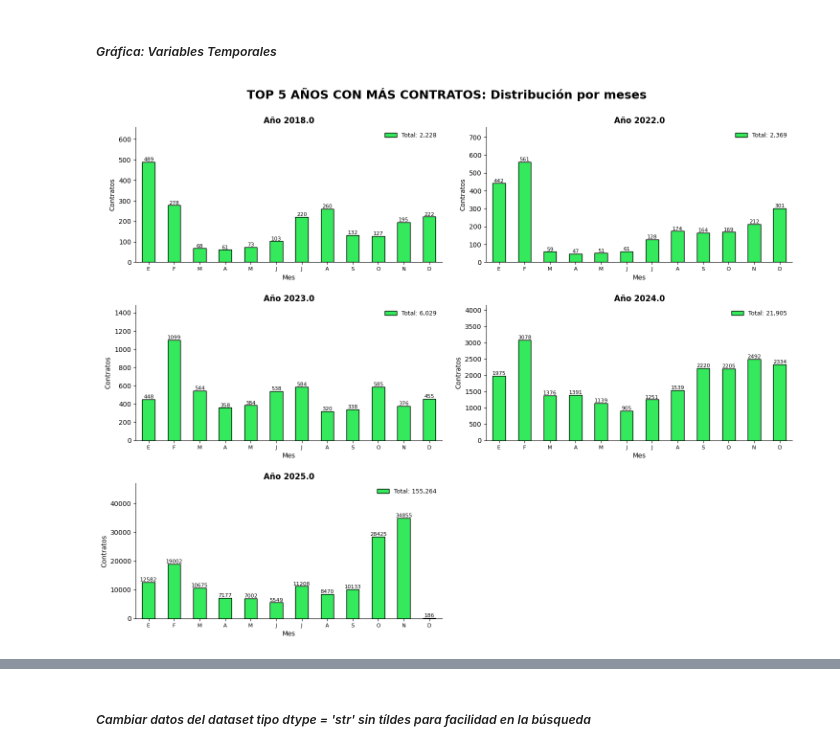
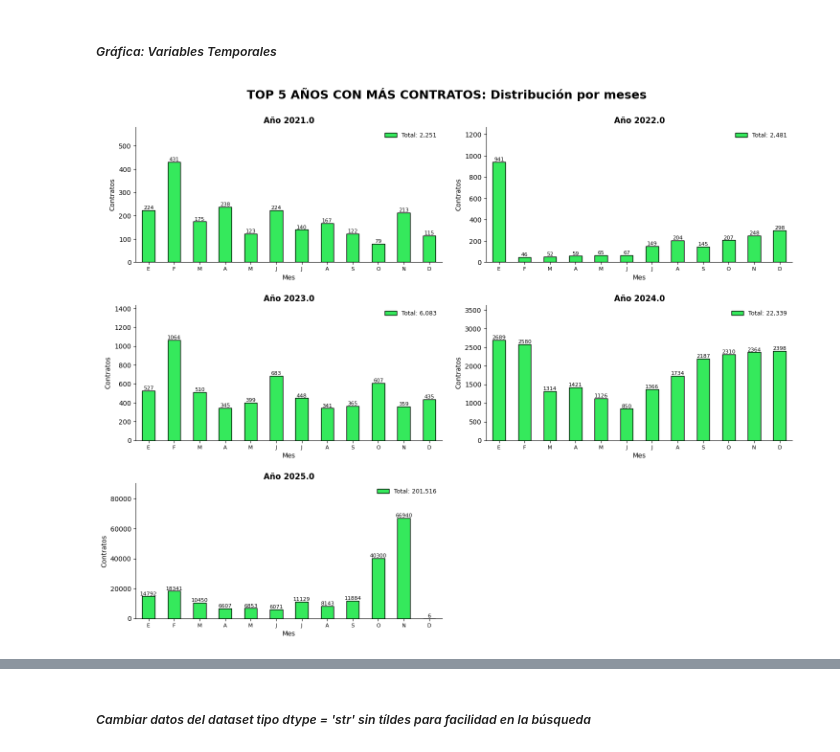
Before and after one commit to dmontillao/proyecto-final, a Jupyter notebook: Proyecyto-final.ipynb, the cells around one changed output, grey strips where cells are left out. Saved outputs shown, nothing was run; the diff lists cells and outputs as text; code cells hidden in the pictures.

```diff
--- a/Proyecyto-final.ipynb
+++ b/Proyecyto-final.ipynb
@@ -129,7 +129,7 @@ OBSERVACION:
 #Esto nos deja solo con contratos que ya pasaron la etapa de creación inicial
 df = df[df['estado_del_proceso'] != 'Borrador'].copy()
 #Esto elimina los contratos que tienen valor $0
-df = df[df['valor_contrato'] != 0].copy()
+#df = df[df['valor_contrato'] != 0].copy()
 
 # Obtener un resumen de la estructura del conjunto de datos:
 
@@ -338,8 +342,8 @@ import math
 import matplotlib.pyplot as plt
 
 # 1. Aseguramos que el año y el mes estén extraídos
-df['Año'] = df['fecha_inicio_ejecuci_n'].dt.year
-df['Mes'] = df['fecha_inicio_ejecuci_n'].dt.month
+df['Año'] = df['fecha_de_firma_del_contrato'].dt.year
+df['Mes'] = df['fecha_de_firma_del_contrato'].dt.month
 
 # --- NUEVA LÓGICA: Filtrar los 5 años con más contratos ---
 # Contamos contratos por año, ordenamos y tomamos los primeros 5 índices (años)
@@ -389,31 +393,31 @@ for i, anio in enumerate(anios):
 
     # Ajuste de escala
     max_anio = datos_anio.max()
     ax.set_ylim(0, max_anio * 1.35) # Aumenté un poco el margen para que la leyenda no tape las barras
 
     # Limpieza estética
     ax.grid(False)
     ax.spines['top'].set_visible(False)
     ax.spines['right'].set_visible(False)
 
     # Etiquetas sobre las barras
     for p in ax.patches:
         if p.get_height() > 0:
             ax.annotate(str(int(p.get_height())),
                         (p.get_x() + p.get_width()/2., p.get_height()),
                         ha='center', va='bottom', fontsize=8)
 
 # 4. Apagar los cuadros vacíos (en este caso, 1 cuadro quedará vacío ya que 5 no es múltiplo de 3)
 for j in range(len(anios), len(axes)):
     axes[j].axis('off')
 
 fig.suptitle(
     'TOP 5 AÑOS CON MÁS CONTRATOS: Distribución por meses',
     fontsize=18,
     fontweight='bold'
 )
 
 plt.tight_layout(pad=2.0)
 plt.show()
 # %% [output]
-[figure, old version]
+[figure, new version]
```
Also changed, not shown: parts of 13 cells of this notebook.
